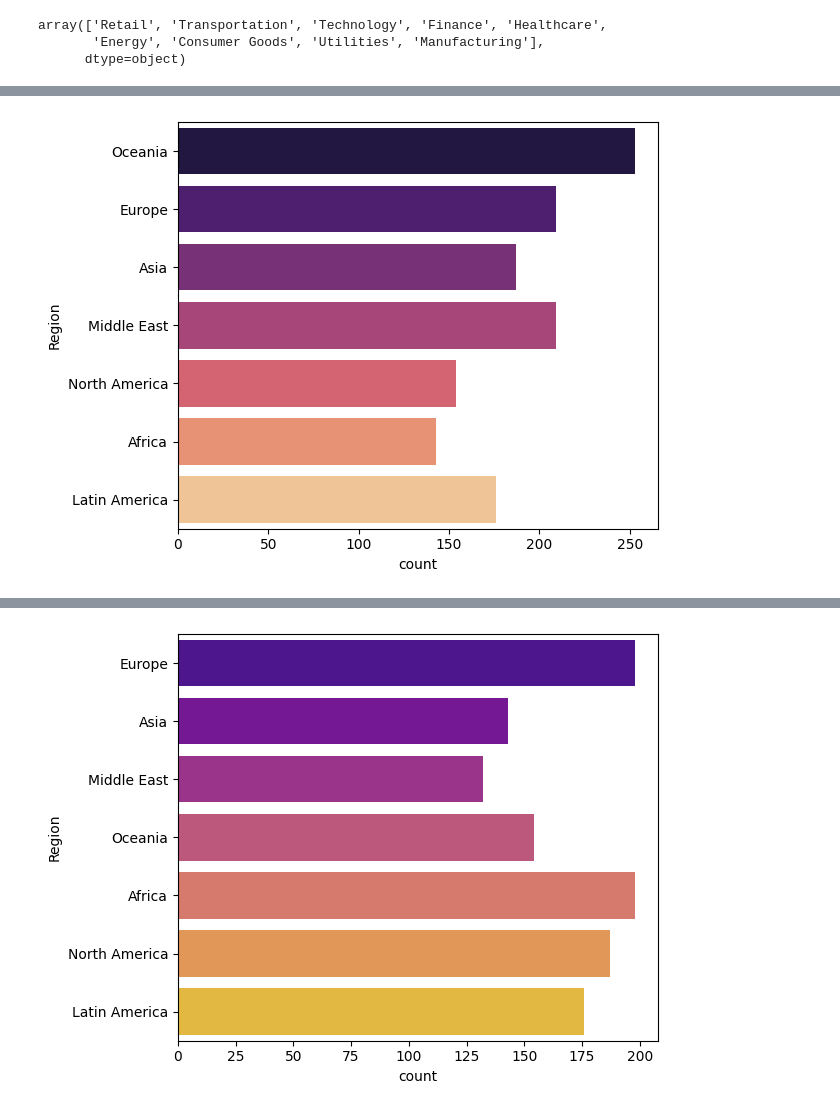
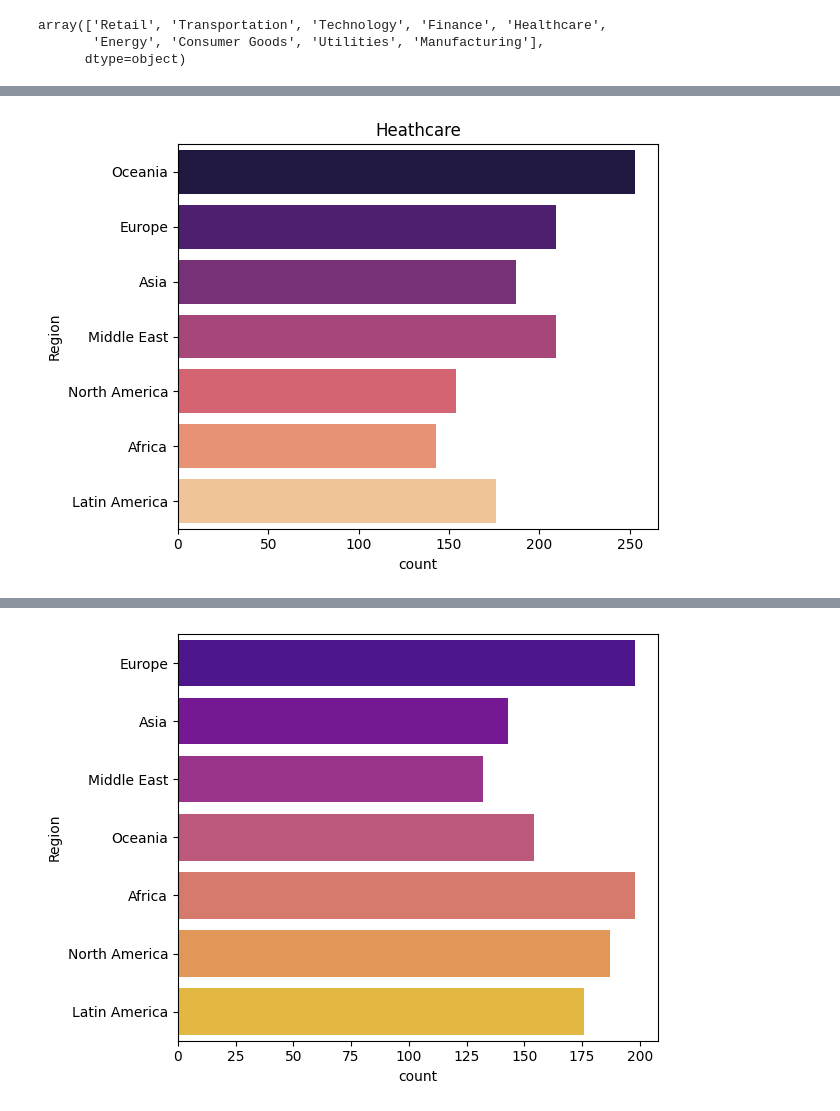
Before and after one commit to atakanerdogn/DATA-since-9-April, a Jupyter notebook: esg,_sustainable.ipynb, the cells around one changed output, grey strips where cells are left out. Saved outputs shown, nothing was run; the diff lists cells and outputs as text; code cells hidden in the pictures.

```diff
--- a/esg,_sustainable.ipynb
+++ b/esg,_sustainable.ipynb
@@ -393,10 +394,11 @@ plt.show()
 # %%
 healthcare = df[df['Industry'] == 'Healthcare']
 healthcare
 
 sns.countplot(y='Region', data=healthcare, palette='magma')
+plt.title('Heathcare')
 plt.tight_layout()
 
 plt.show()
 # %% [output]
-[figure, old version]
+[figure, new version]
```
Also changed, not shown: parts of 6 cells of this notebook.
